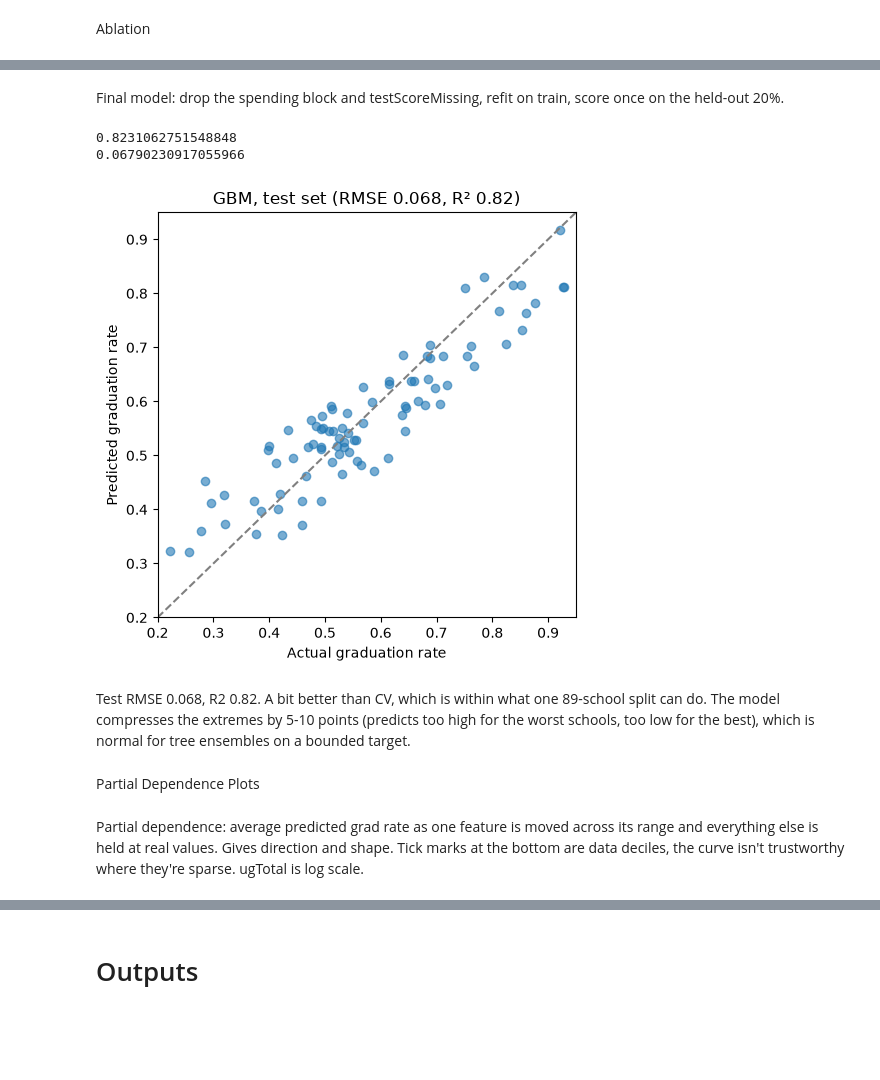
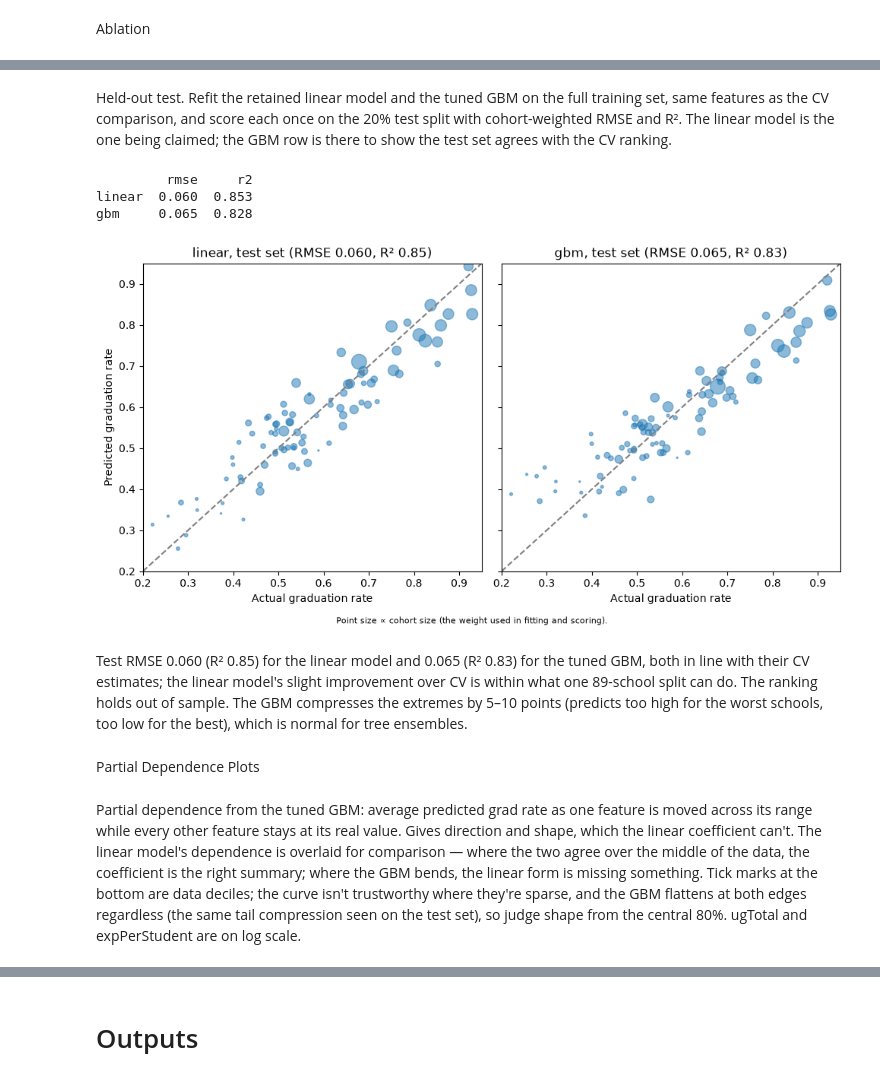
Before and after one commit to Valen0604/Valen0604.github.io, a Jupyter notebook: athletic-spending-outcomes/Python_Extension/main.ipynb, the cells around one changed output, grey strips where cells are left out. Cells and saved outputs as stored; diff of their text form; code cells hidden in the pictures; blank space fills up the shorter version.

```diff
--- a/athletic-spending-outcomes/Python_Extension/main.ipynb
+++ b/athletic-spending-outcomes/Python_Extension/main.ipynb
@@ -325,4 +426,0 @@ About 9 of the 14 encoded features are enough, the last 5 add nothing measurable
-# %%
-GBModel2 = Pipeline([("prep", preprocess), ("featureSelec", RFE(estimator= GradientBoostingRegressor(random_state=42), n_features_to_select=1)),
-                    ("model", GradientBoostingRegressor(random_state=42))])
-GBModel2.fit(X_train, y_train, model__sample_weight=w_train)
@@ -464,38 +545,42 @@ Spending is unimportant no matter how it's sliced: individually or as a group (1
 # %% [markdown]
-Final model: drop the spending block and testScoreMissing, refit on train, score once on the held-out 20%.
+Held-out test. Refit the retained linear model and the tuned GBM on the full training set, same features as the CV comparison, and score each once on the 20% test split with cohort-weighted RMSE and R². The linear model is the one being claimed; the GBM row is there to show the test set agrees with the CV ranking.
 # %%
-dropList = ["spendRate", "expPerStudent", "instrShare", "adminShare", "testScoreMissing"]
-
-finalModel = makePipeline(dropList)
-finalModel = finalModel.fit(X_train.drop(columns=dropList), y_train, model__sample_weight = w_train)
-
-y_pred = finalModel.predict(X_test.drop(columns=dropList))
-
-r2 = r2_score(y_test, y_pred)
-print(r2)
-
-rmse = root_mean_squared_error(y_test, y_pred)
-print(rmse)
+testResults = {}
+for name in ["linear", "gbm"]:
+    m = pipes[name].fit(X_train, y_train, sample_weight=w_train)
+    p = m.predict(X_test)
+    testResults[name] = {
+        "rmse": root_mean_squared_error(y_test, p, sample_weight=w_test),
+        "r2":   r2_score(y_test, p, sample_weight=w_test),
+    }
+print(pd.DataFrame(testResults).T.round(3))
 # %% [output]
-0.8231062751548848
-0.06790230917055966
+         rmse     r2
+linear  0.060  0.853
+gbm     0.065  0.828
 # %%
-figPred = plt.figure(figsize=(5, 5))
-plt.scatter(y_test, y_pred, alpha=0.6)
+preds = {name: pipes[name].predict(X_test) for name in ["linear", "gbm"]}
+
+figPred, axes = plt.subplots(1, 2, figsize=(10, 5), sharex=True, sharey=True)
 lims = [0.2, 0.95]
-plt.plot(lims, lims, "--", color="gray")
-plt.xlim(lims); plt.ylim(lims)
-plt.xlabel("Actual graduation rate")
-plt.ylabel("Predicted graduation rate")
-plt.title(f"GBM, test set (RMSE {rmse:.3f}, R² {r2:.2f})")
+for ax, name in zip(axes, ["linear", "gbm"]):
+    ax.scatter(y_test, preds[name], s=w_test / w_test.max() * 200, alpha=0.5)
+    ax.plot(lims, lims, "--", color="gray")
+    ax.set_xlim(lims); ax.set_ylim(lims)
+    ax.set_xlabel("Actual graduation rate")
+    ax.set_title(f"{name}, test set (RMSE {testResults[name]['rmse']:.3f}, "
+                 f"R² {testResults[name]['r2']:.2f})")
+axes[0].set_ylabel("Predicted graduation rate")
+plt.figtext(0.5, -0.02, "Point size ∝ cohort size (the weight used in fitting and scoring).",
+            ha="center", fontsize=8)
 plt.tight_layout()
 plt.show()
 # %% [output]
-[figure, old version]
+[figure, new version]
 # %% [markdown]
-Test RMSE 0.068, R2 0.82. A bit better than CV, which is within what one 89-school split can do. The model compresses the extremes by 5-10 points (predicts too high for the worst schools, too low for the best), which is normal for tree ensembles on a bounded target.
+Test RMSE 0.060 (R² 0.85) for the linear model and 0.065 (R² 0.83) for the tuned GBM, both in line with their CV estimates; the linear model's slight improvement over CV is within what one 89-school split can do. The ranking holds out of sample. The GBM compresses the extremes by 5–10 points (predicts too high for the worst schools, too low for the best), which is normal for tree ensembles.
 # %% [markdown]
 Partial Dependence Plots
 # %% [markdown]
-Partial dependence: average predicted grad rate as one feature is moved across its range and everything else is held at real values. Gives direction and shape. Tick marks at the bottom are data deciles, the curve isn't trustworthy where they're sparse. ugTotal is log scale.
+Partial dependence from the tuned GBM: average predicted grad rate as one feature is moved across its range while every other feature stays at its real value. Gives direction and shape, which the linear coefficient can't. The linear model's dependence is overlaid for comparison — where the two agree over the middle of the data, the coefficient is the right summary; where the GBM bends, the linear form is missing something. Tick marks at the bottom are data deciles; the curve isn't trustworthy where they're sparse, and the GBM flattens at both edges regardless (the same tail compression seen on the test set), so judge shape from the central 80%. ugTotal and expPerStudent are on log scale.
 # %%
```
Also changed, not shown: parts of 44 cells of this notebook, 2 other files.
